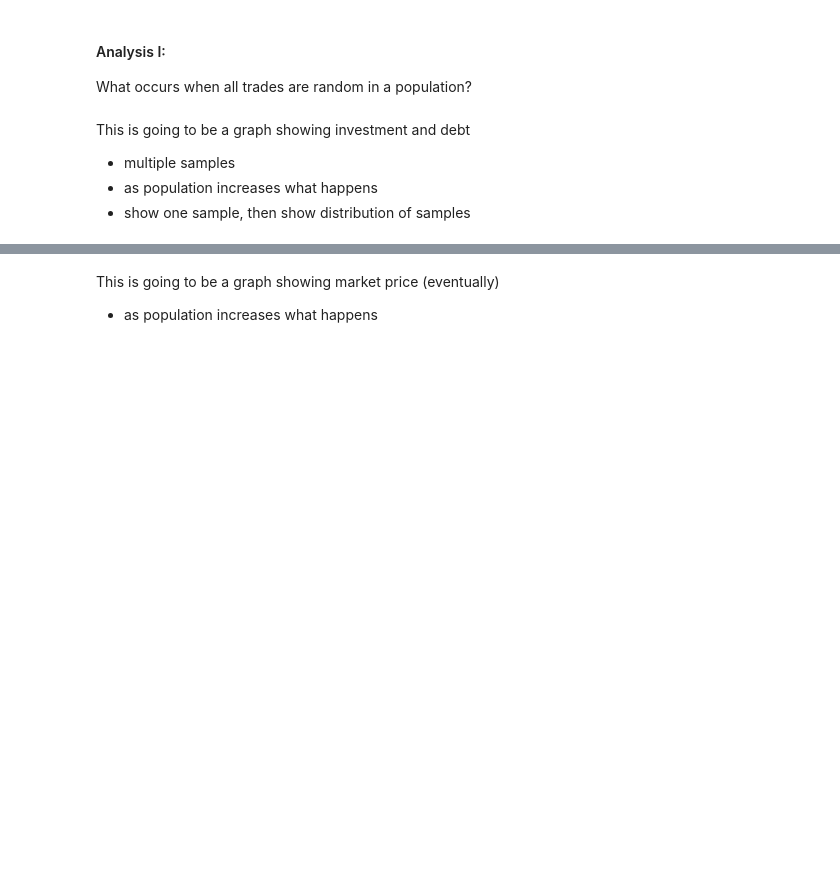
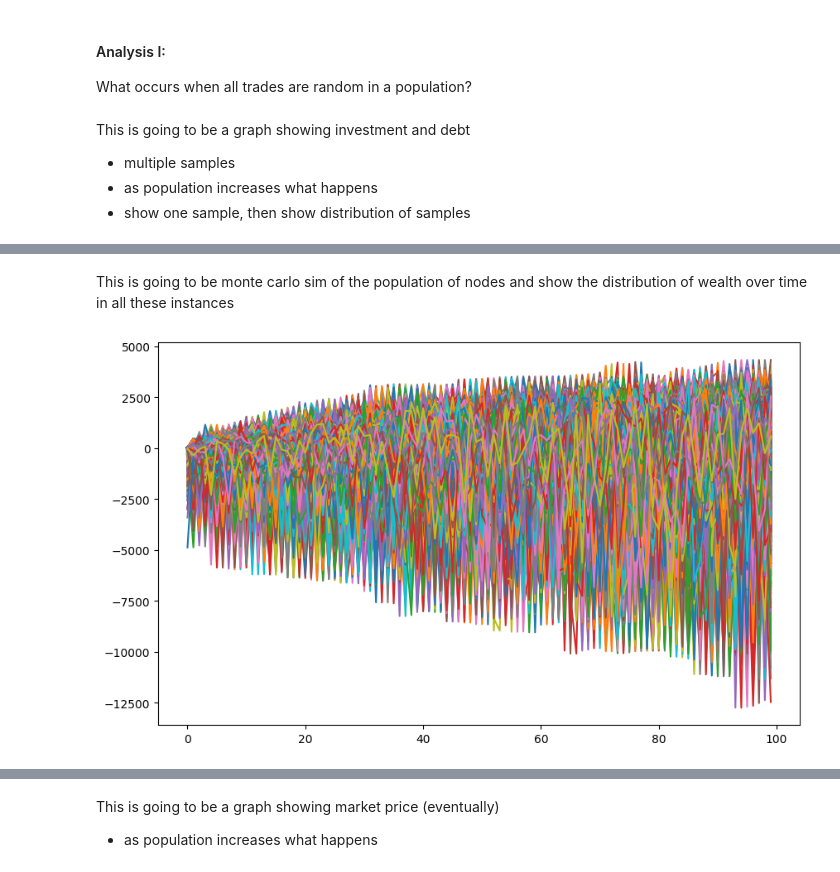
Before and after one commit to Ashuwat/SBIT, a Jupyter notebook: interpretation/sim2/start.ipynb, the cells around one changed output, grey strips where cells are left out. Saved outputs shown, nothing was run; the diff lists cells and outputs as text; code cells hidden in the pictures; blank space fills up the shorter version.

```diff
--- a/interpretation/sim2/start.ipynb
+++ b/interpretation/sim2/start.ipynb
@@ -32,0 +110,25 @@ Text(0.5, 1.0, 'Node Investments')
+# %% [markdown]
+This is going to be monte carlo sim of the population of nodes and show the distribution of wealth over time in all these instances
+# %%
+import math
+import matplotlib.pyplot as plt
+
+jsonFile = "../../sim2/model.json"
+
+with open(jsonFile, "r") as file:
+    jsonFile = json.load(file)
+
+plt.figure(figsize=(10,6))
+
+indexes_1 = [x for x in range(100)]
+investments = jsonFile["Agg_Node_Investments"]
+
+for i in range(len(investments)):
+    x = []
+    for j in range(100):
+        x.append(investments[f"{i}"][j])
+    plt.plot(indexes_1, x)
+
+plt.show()
+# %% [output]
+[figure, added]
```
Also changed, not shown: parts of 4 cells of this notebook, 12 other files.
